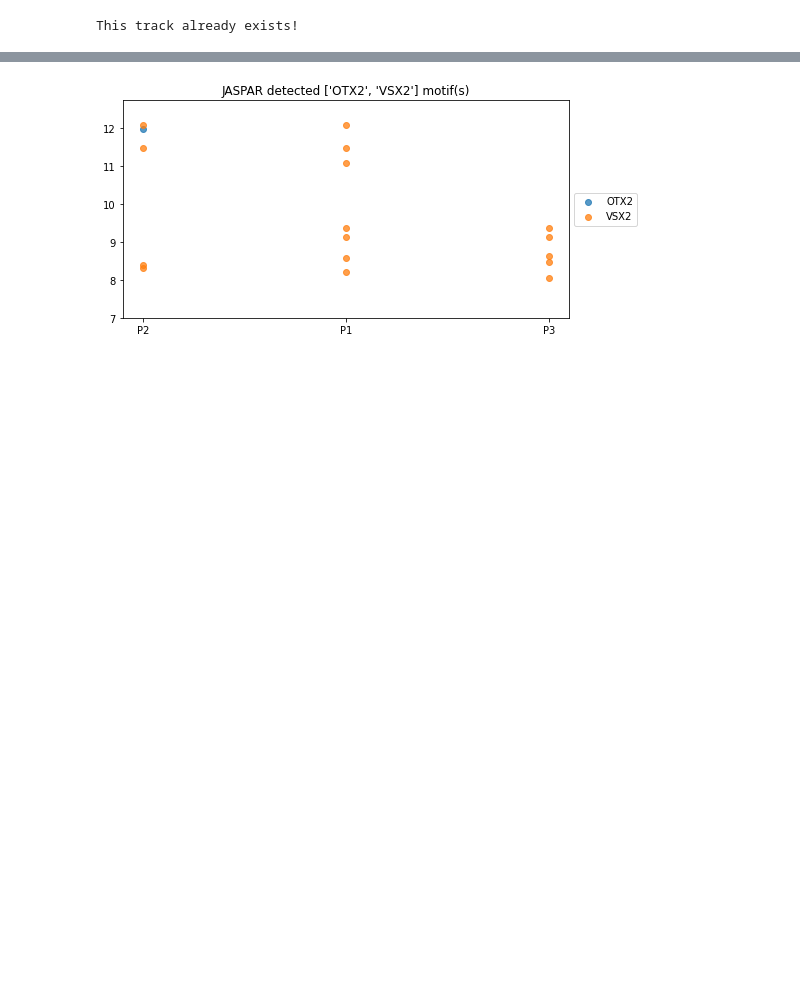
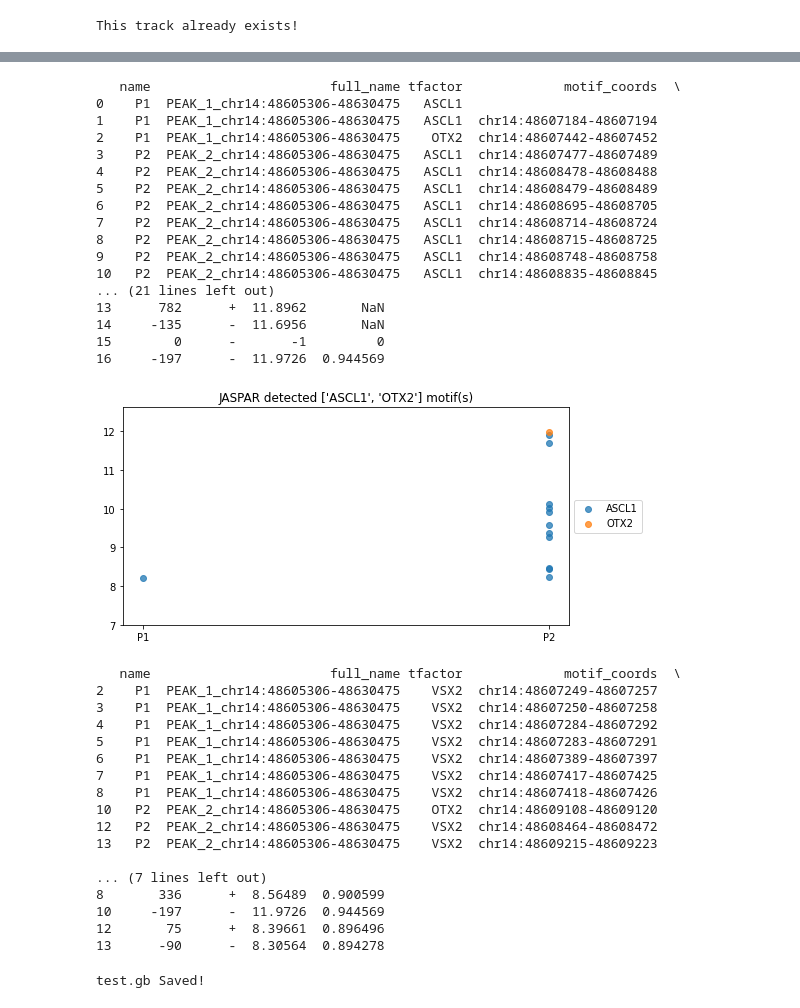
Before and after one commit to MLKaufman/py-enhancer-scanner, a Jupyter notebook: ExampleEnhancerScanNotebook.ipynb, the cells around one changed output, grey strips where cells are left out. Cells and saved outputs as stored; diff of their text form; code cells hidden in the pictures; blank space fills up the shorter version.

```diff
--- a/ExampleEnhancerScanNotebook.ipynb
+++ b/ExampleEnhancerScanNotebook.ipynb
@@ -60,6 +75,45 @@ scanner.plot_detected_size()
+# %%
+scanner.motif_scanner('ASCL1+OTX2')
+# %% [output]
+   name                       full_name tfactor             motif_coords  \
+0    P1  PEAK_1_chr14:48605306-48630475   ASCL1
+1    P1  PEAK_1_chr14:48605306-48630475   ASCL1  chr14:48607184-48607194
+2    P1  PEAK_1_chr14:48605306-48630475    OTX2  chr14:48607442-48607452
+3    P2  PEAK_2_chr14:48605306-48630475   ASCL1  chr14:48607477-48607489
+4    P2  PEAK_2_chr14:48605306-48630475   ASCL1  chr14:48608478-48608488
+5    P2  PEAK_2_chr14:48605306-48630475   ASCL1  chr14:48608479-48608489
+6    P2  PEAK_2_chr14:48605306-48630475   ASCL1  chr14:48608695-48608705
+7    P2  PEAK_2_chr14:48605306-48630475   ASCL1  chr14:48608714-48608724
+8    P2  PEAK_2_chr14:48605306-48630475   ASCL1  chr14:48608715-48608725
+9    P2  PEAK_2_chr14:48605306-48630475   ASCL1  chr14:48608748-48608758
+10   P2  PEAK_2_chr14:48605306-48630475   ASCL1  chr14:48608835-48608845
+... (21 lines left out)
+13      782      +  11.8962       NaN
+14     -135      -  11.6956       NaN
+15        0      -       -1         0
+16     -197      -  11.9726  0.944569
+[figure, added]
 # %%
-scanner.motif_scanner('OTX2+VSX2', plot=True)
+scanner.motif_scanner('OTX2+VSX2', plot=False)
 # %% [output]
-[figure, removed]
+   name                       full_name tfactor             motif_coords  \
+2    P1  PEAK_1_chr14:48605306-48630475    VSX2  chr14:48607249-48607257
+3    P1  PEAK_1_chr14:48605306-48630475    VSX2  chr14:48607250-48607258
+4    P1  PEAK_1_chr14:48605306-48630475    VSX2  chr14:48607284-48607292
+5    P1  PEAK_1_chr14:48605306-48630475    VSX2  chr14:48607283-48607291
+6    P1  PEAK_1_chr14:48605306-48630475    VSX2  chr14:48607389-48607397
+7    P1  PEAK_1_chr14:48605306-48630475    VSX2  chr14:48607417-48607425
+8    P1  PEAK_1_chr14:48605306-48630475    VSX2  chr14:48607418-48607426
+10   P2  PEAK_2_chr14:48605306-48630475    OTX2  chr14:48609108-48609120
+12   P2  PEAK_2_chr14:48605306-48630475    VSX2  chr14:48608464-48608472
+13   P2  PEAK_2_chr14:48605306-48630475    VSX2  chr14:48609215-48609223
+
+... (7 lines left out)
+8       336      +  8.56489  0.900599
+10     -197      -  11.9726  0.944569
+12       75      +  8.39661  0.896496
+13      -90      -  8.30564  0.894278
 # %%
-scanner.write_genbank('test')
+scanner.save_genbank('test')
+# %% [output]
+test.gb Saved!
```
Also changed, not shown: parts of 8 cells of this notebook.
